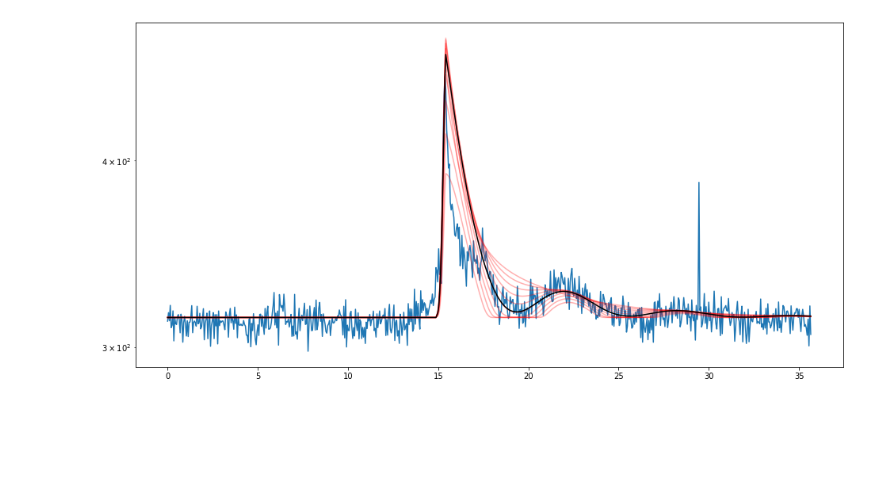
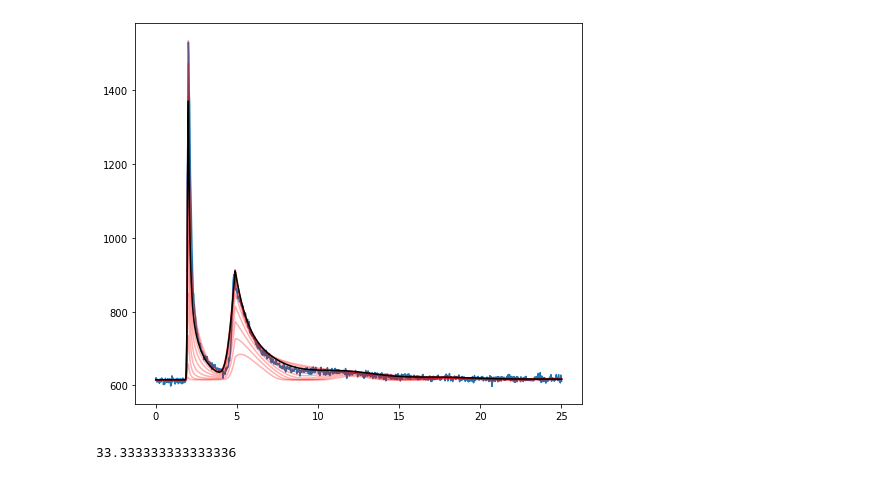
Before and after one commit to ekaterinailin/MalachiteMountains, a Jupyter notebook: analysis/notebooks/NB42_Model_fit_to_Real_Data.ipynb, the cells around one changed output. Cells and saved outputs as stored; diff of their text form; code cells hidden in the pictures; blank space fills up the shorter version.

```diff
--- a/analysis/notebooks/NB42_Model_fit_to_Real_Data.ipynb
+++ b/analysis/notebooks/NB42_Model_fit_to_Real_Data.ipynb
@@ -49,7 +49,7 @@ tstamp
 lcs = pd.read_csv(f"{CWD}/data/summary/lcsi.csv")
 
 # Choose target from table
-target_N = -1
+target_N = 1
 target = lcs.iloc[target_N]
 
 # Pick up inclination and uncertainty
@@ -96,7 +96,7 @@ flcd = FlareLightCurve(time=t,
 
 
 # Choose the light curve range to use for the model fit
-choice = (t > target.view_start +.0) & (t < target.view_stop)
+choice = (t > target.view_start +.55) & (t < target.view_stop-.55)
 t = t[choice]
 flux = sflux[choice]
 
@@ -106,7 +106,7 @@ flux_err = np.nanmean(flcd.detrended_flux_err)
 # Find the median flux in the chosen light curve range
 # by clipping outliers iteratively
 flcd = flcd[choice]
-median = np.nanmean(find_iterative_median(flcd).it_med)
+median = np.nanmean(find_iterative_median(flcd).it_med)-7
 
 
 # Convert time array to rotation phase array
@@ -165,51 +168,56 @@ tstamp
 # When fitting more than one flare, do one flare first, then the next etc.
 
 # Flare peak time
-phi_a =15.4
-
+phi_a =2.
 # Active region latitude
-theta_a = 55.2959564620278 / 180 * np.pi
+theta_a = 65.2959564620278 / 180 * np.pi
 
 # Flare amplitude
-a = .602553675464244
+a = 1.902553675464244
 
 # 2*FWHM of flare
-fwhm1 = .5
-fwhm2 = 1.3
+fwhm1 = .15
+fwhm2 = .2
 
 
-phi0 =-2.7
+phi0 =6.
 
 
 Fth = calculate_specific_flare_flux("TESS", flaret=1e4)
 #---------------------------------------
+
 # Flare peak time
-phi_a2 =17.5
+phi_a2 =4.9
+
 
 # Flare amplitude
-a2 = .16553675464244
+a2 = .52553675464244
 
 # 2*FWHM of flare
-#fwhm2 = 2.6
-
+fwhm12 = 1.1
+fwhm22 =1.4
 #-----------------------------------------
 #plt.plot(phi,flux)
 radius = calculate_angular_radius(Fth, a, qlum, R,)
 #theta_a, i_mu, phi_a, radius
 
-plt.figure(figsize=(16,8))
+plt.figure(figsize=(8,7))
 plt.plot(cff.phi,cff.flux)
 for i in np.linspace(0,np.pi/2,10):
     plt.plot(phi, full_model(phi_a, theta_a, a, fwhm1, fwhm2, i, phi0=phi0,
                phi=phi, num_pts=50, qlum=qlum,
-               Fth=Fth, R=R, median=median), c="r", alpha=.31,)
+               Fth=Fth, R=R, median=median) + full_model(phi_a2, theta_a, a2, fwhm12, fwhm22, i, phi0=phi0,
+               phi=phi, num_pts=50, qlum=qlum,
+               Fth=Fth, R=R, median=median)-median, c="r", alpha=.31,)
 plt.plot(phi, full_model(phi_a, theta_a, a, fwhm1, fwhm2, i_mu, phi0=phi0,
            phi=phi, num_pts=50, qlum=qlum,
-           Fth=Fth, R=R, median=median), c="k", alpha=1,);
+           Fth=Fth, R=R, median=median)+ full_model(phi_a2, theta_a, a2, fwhm12, fwhm22, i_mu, phi0=phi0,
+               phi=phi, num_pts=50, qlum=qlum,
+               Fth=Fth, R=R, median=median)-median, c="k", alpha=1,);
 
 #plt.ylim(300,460)
-plt.yscale("log")
+#plt.yscale("log")
 # %% [output]
-[figure, old version]
+[figure, new version]
 # %%
 # Choose model:
@@ -227,3 +235,7 @@ with open(f"{CWD}/data/summary/inits_decoupled.csv", "a") as f:
            f"{median},{log_prob},{nparam}\n")
    # f.write(firstout)
     f.write(out)
+# %%
+10000/5./60
+# %% [output]
+33.333333333333336
```
Also changed, not shown: parts of 7 cells of this notebook, 10 other files.
